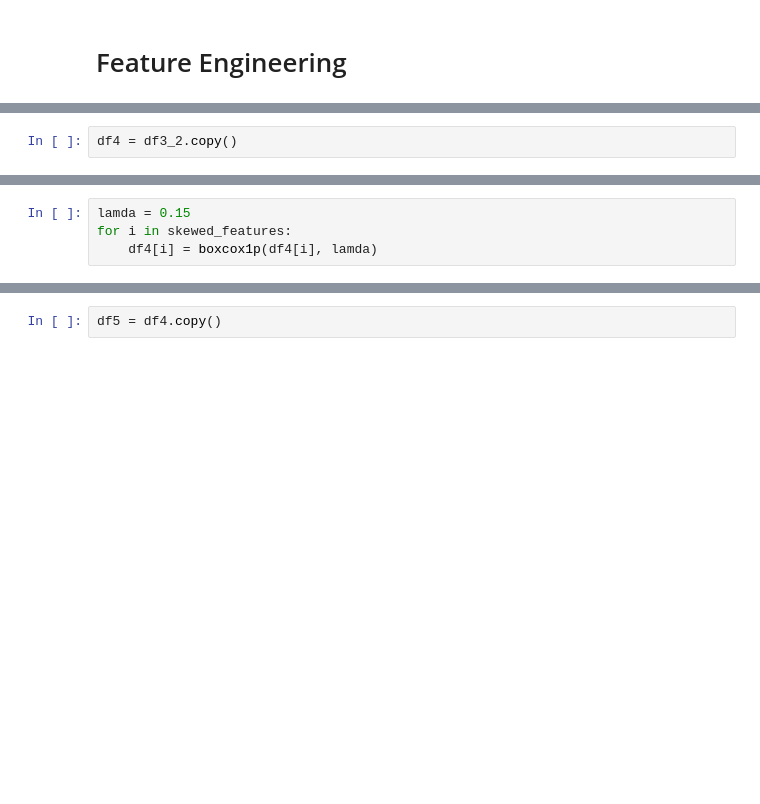
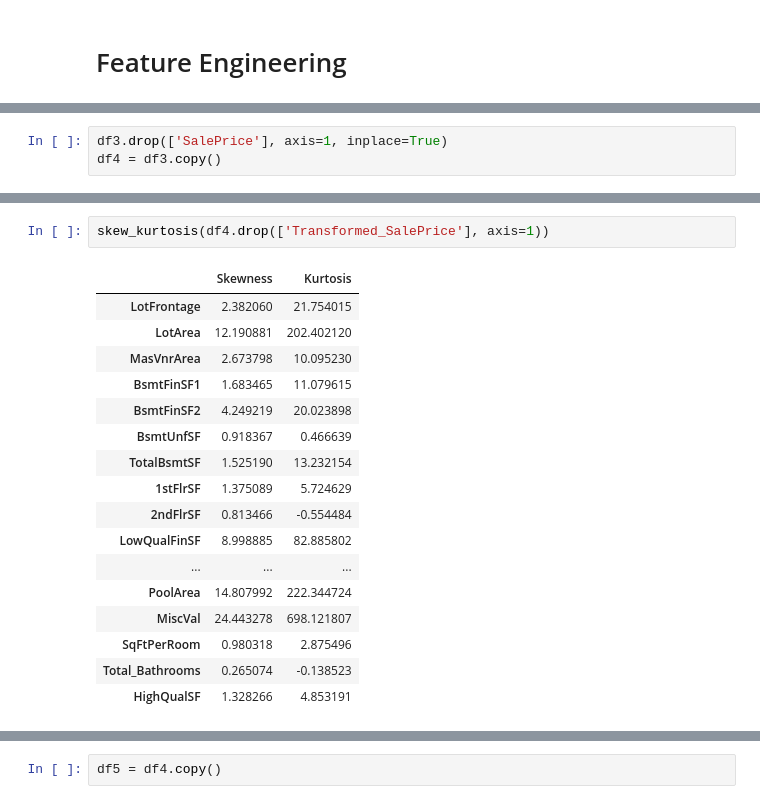
Before and after one commit to TheLightBringer616/House-Pricing-Prediction, a Jupyter notebook: house_pricing_prediction.ipynb, the cells around one changed output, grey strips where cells are left out. Saved outputs shown, nothing was run; the diff lists cells and outputs as text; blank space fills up the shorter version.

```diff
--- a/house_pricing_prediction.ipynb
+++ b/house_pricing_prediction.ipynb
@@ -154 +162,4 @@ plt.show()
+# %%
+df3.drop(['SalePrice'], axis=1, inplace=True)
+df4 = df3.copy()
 # %% [markdown]
@@ -160,2 +166,0 @@ Box-Cox transformation is used with a $\lambda=0.15$.
-# %%
-df4 = df3_2.copy()
@@ -169,4 +166,0 @@ skewed_features = skewed_features[np.abs(skewed_features) > 0.5].index
-# %%
-lamda = 0.15
-for i in skewed_features:
-    df4[i] = boxcox1p(df4[i], lamda)
@@ -176,0 +167,20 @@ To fit the models we need to encode categorical variables
+# %%
+skew_kurtosis(df4.drop(['Transformed_SalePrice'], axis=1))
+# %% [output]
+|  | Skewness | Kurtosis |
+| LotFrontage | 2.382060 | 21.754015 |
+| LotArea | 12.190881 | 202.402120 |
+| MasVnrArea | 2.673798 | 10.095230 |
+| BsmtFinSF1 | 1.683465 | 11.079615 |
+| BsmtFinSF2 | 4.249219 | 20.023898 |
+| BsmtUnfSF | 0.918367 | 0.466639 |
+| TotalBsmtSF | 1.525190 | 13.232154 |
+| 1stFlrSF | 1.375089 | 5.724629 |
+| 2ndFlrSF | 0.813466 | -0.554484 |
+| LowQualFinSF | 8.998885 | 82.885802 |
+| ... | ... | ... |
+| PoolArea | 14.807992 | 222.344724 |
+| MiscVal | 24.443278 | 698.121807 |
+| SqFtPerRoom | 0.980318 | 2.875496 |
+| Total_Bathrooms | 0.265074 | -0.138523 |
+| HighQualSF | 1.328266 | 4.853191 |
```
Also changed, not shown: parts of 80 cells of this notebook, 2 other files.
